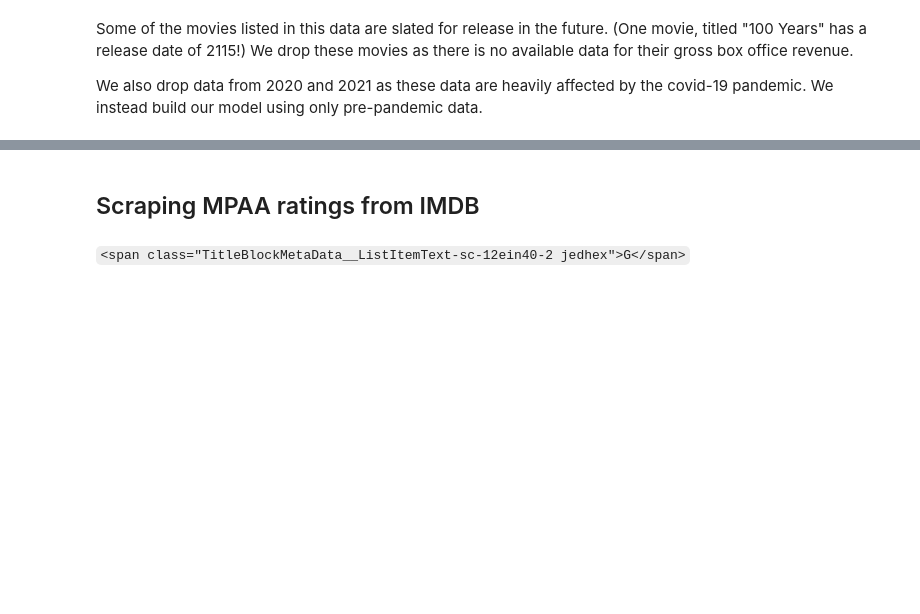
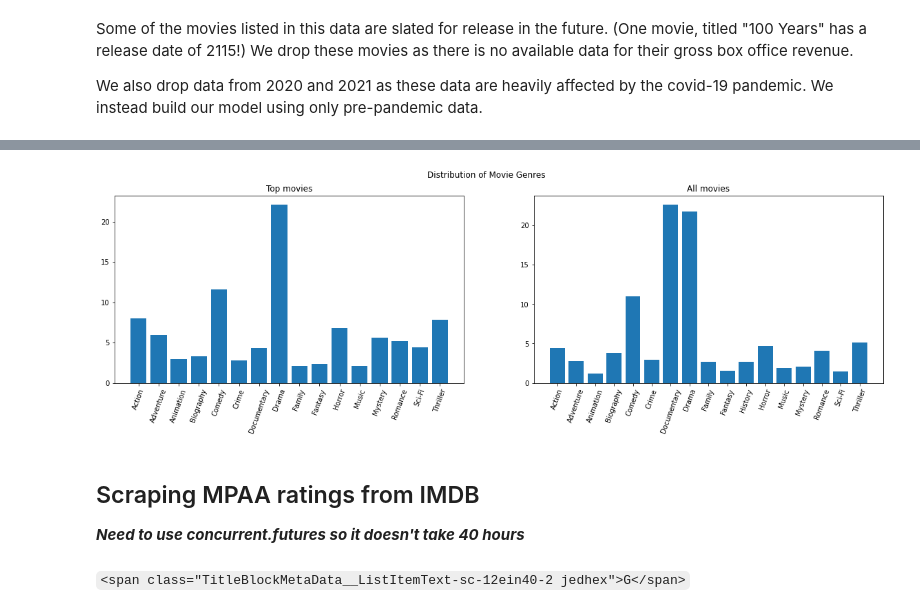
Before and after one commit to jmarkowi/Microsoft-Studios-Analysis, a Jupyter notebook: jmark_working_nb.ipynb, the cells around one changed output, grey strips where cells are left out. Saved outputs shown, nothing was run; the diff lists cells and outputs as text; code cells hidden in the pictures; blank space fills up the shorter version.

```diff
--- a/jmark_working_nb.ipynb
+++ b/jmark_working_nb.ipynb
@@ -263,0 +563,6 @@ complete_df.drop('job', axis=1, inplace=True)
+# %%
+top_sum = sum(top_genre_counts.values())
+
+for key in list(top_genre_counts.keys()):
+    top_genre_counts[key] = (top_genre_counts[key] / top_sum) * 100
+top_genre_counts
@@ -263,0 +587,6 @@ complete_df.drop('job', axis=1, inplace=True)
+# %%
+gen_sum = sum(gen_genre_counts.values())
+
+for key in list(gen_genre_counts.keys()):
+    gen_genre_counts[key] = (gen_genre_counts[key] / gen_sum ) * 100
+gen_genre_counts
@@ -263,0 +661,3 @@ complete_df.drop('job', axis=1, inplace=True)
+# %%
+top_genre_counts = dict(sorted(top_genre_counts.items(), key=lambda x: x[0].lower()))
+top_genre_counts
@@ -263,0 +681,3 @@ complete_df.drop('job', axis=1, inplace=True)
+# %%
+gen_genre_counts = dict(sorted(gen_genre_counts.items(), key=lambda x: x[0].lower()))
+gen_genre_counts
@@ -264,3 +702,22 @@ complete_df.drop('job', axis=1, inplace=True)
+# %%
+fig, (ax_top, ax_gen) = plt.subplots(1, 2, figsize=(20, 5))
+fig.suptitle('Distribution of Movie Genres')
+
+top_genre_counts_keys = list(top_genre_counts.keys())
+top_genre_counts_values = list(top_genre_counts.values())
+gen_genre_counts_keys = list(gen_genre_counts.keys())
+gen_genre_counts_values = list(gen_genre_counts.values())
+
+ax_top.bar(x=top_genre_counts_keys, height=top_genre_counts_values)
+ax_top.set_title('Top movies')
+ax_top.set_xticklabels(labels=list(top_genre_counts_keys), rotation=70)
+
+ax_gen.bar(x=gen_genre_counts_keys, height=gen_genre_counts_values)
+ax_gen.set_title('All movies');
+ax_gen.set_xticklabels(labels=list(gen_genre_counts_keys), rotation=70);
+# %% [output]
+[figure, added]
 # %% [markdown]
 ## Scraping MPAA ratings from IMDB
+***Need to use concurrent.futures so it doesn't take 40 hours***
 # %%
```
Also changed, not shown: parts of 46 cells of this notebook.
